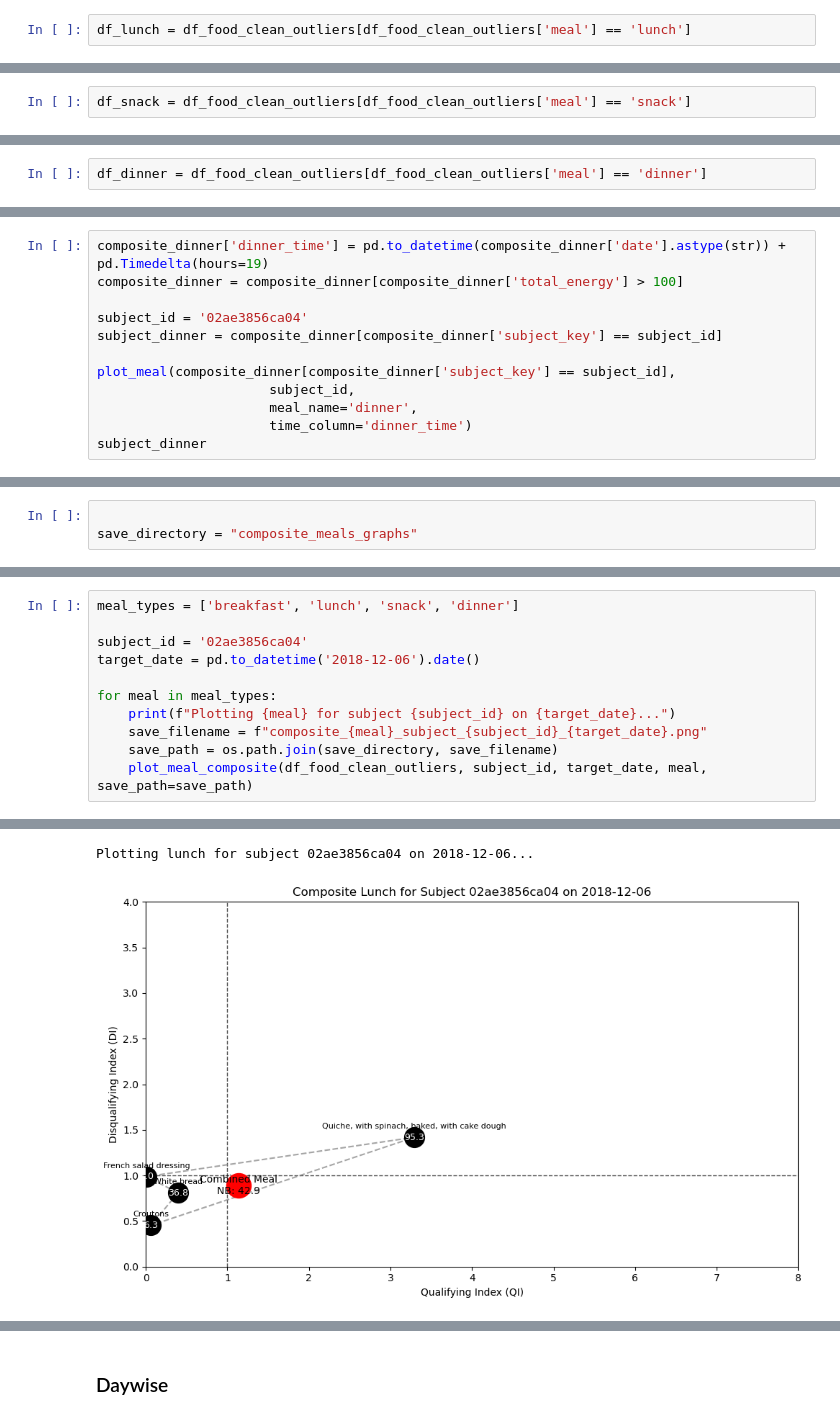
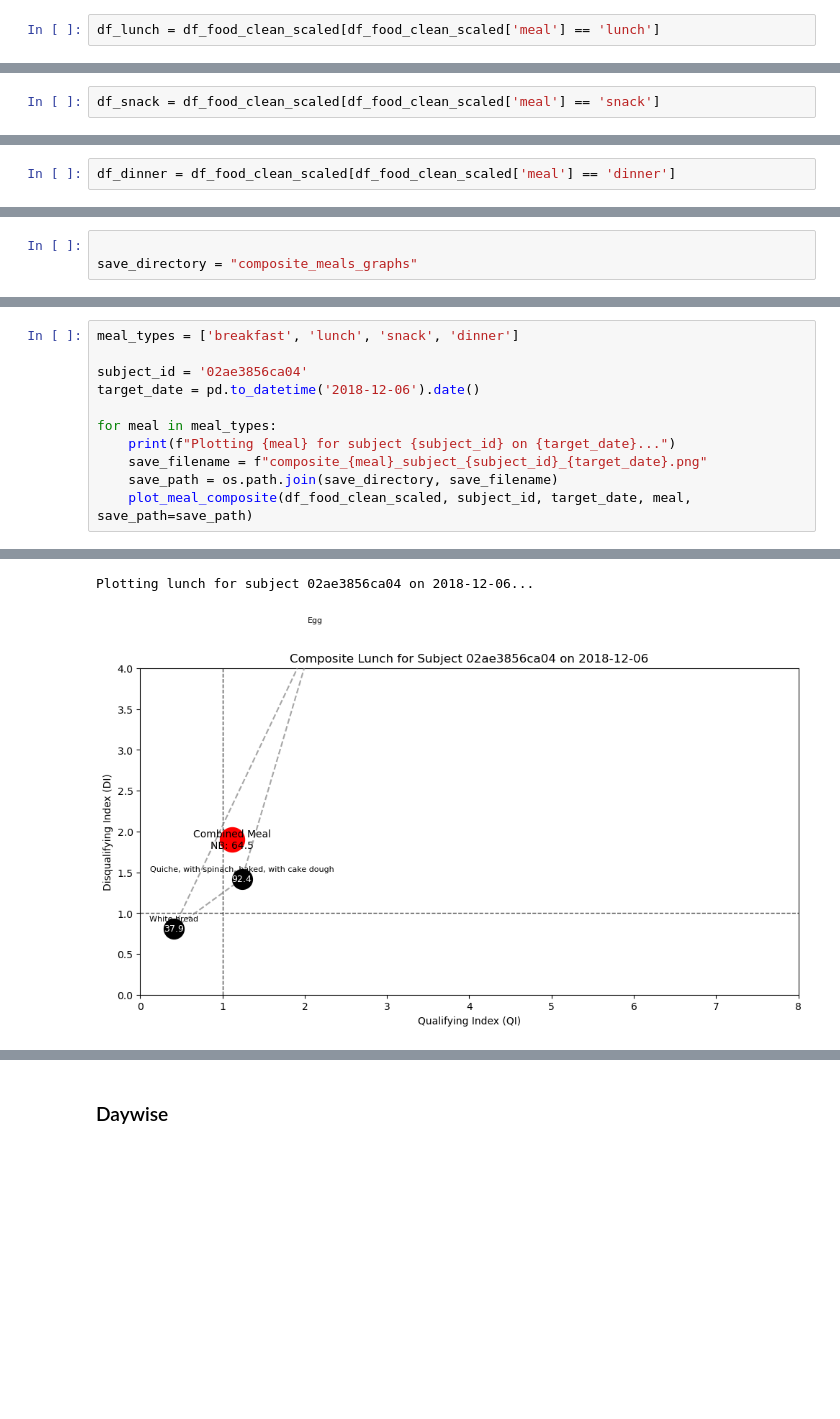
Before and after one commit to sskyxx/Bachelor-Project, a Jupyter notebook: analysis/composite_meals.ipynb, the cells around one changed output, grey strips where cells are left out. Saved outputs shown, nothing was run; the diff lists cells and outputs as text; blank space fills up the shorter version.

```diff
--- a/analysis/composite_meals.ipynb
+++ b/analysis/composite_meals.ipynb
@@ -152,7 +121,7 @@ plot_meal_composite(df_food_clean_outliers, subject_id, target_date, meal_name)
 # %% [markdown]
 ## Lunch analysis
 # %%
-df_lunch = df_food_clean_outliers[df_food_clean_outliers['meal'] == 'lunch']
+df_lunch = df_food_clean_scaled[df_food_clean_scaled['meal'] == 'lunch']
 # %%
 composite_lunch = df_lunch.groupby(['subject_key', 'date']).apply(
     lambda g: pd.Series({
@@ -191,7 +137,7 @@ subject_lunch
 # %% [markdown]
 ## Snack analysis
 # %%
-df_snack = df_food_clean_outliers[df_food_clean_outliers['meal'] == 'snack']
+df_snack = df_food_clean_scaled[df_food_clean_scaled['meal'] == 'snack']
 # %%
 composite_snack = df_snack.groupby(['subject_key', 'date']).apply(
     lambda g: pd.Series({
@@ -225,7 +152,7 @@ subject_snack
 # %% [markdown]
 ## Dinner analysis
 # %%
-df_dinner = df_food_clean_outliers[df_food_clean_outliers['meal'] == 'dinner']
+df_dinner = df_food_clean_scaled[df_food_clean_scaled['meal'] == 'dinner']
 # %%
 composite_dinner = df_dinner.groupby(['subject_key', 'date']).apply(
     lambda g: pd.Series({
@@ -235,15 +162,3 @@ composite_dinner = df_dinner.groupby(['subject_key', 'date']).apply(
         'NB': weighted_mean(g['NB'], g['energy_kcal_eaten'])
     })
 ).reset_index()
-# %%
-composite_dinner['dinner_time'] = pd.to_datetime(composite_dinner['date'].astype(str)) + pd.Timedelta(hours=19)
-composite_dinner = composite_dinner[composite_dinner['total_energy'] > 100]
-
-subject_id = '02ae3856ca04'
-subject_dinner = composite_dinner[composite_dinner['subject_key'] == subject_id]
-
-plot_meal(composite_dinner[composite_dinner['subject_key'] == subject_id],
-                      subject_id,
-                      meal_name='dinner',
-                      time_column='dinner_time')
-subject_dinner
@@ -316,6 +214,6 @@ for meal in meal_types:
     print(f"Plotting {meal} for subject {subject_id} on {target_date}...")
     save_filename = f"composite_{meal}_subject_{subject_id}_{target_date}.png"
     save_path = os.path.join(save_directory, save_filename)
-    plot_meal_composite(df_food_clean_outliers, subject_id, target_date, meal, save_path=save_path)
+    plot_meal_composite(df_food_clean_scaled, subject_id, target_date, meal, save_path=save_path)
 # %% [output]
 Plotting breakfast for subject 02ae3856ca04 on 2018-12-06...
@@ -323,5 +221,5 @@ Plotting breakfast for subject 02ae3856ca04 on 2018-12-06...
 Plotting lunch for subject 02ae3856ca04 on 2018-12-06...
-[figure, old version]
+[figure, new version]
 Plotting snack for subject 02ae3856ca04 on 2018-12-06...
 No data for subject 02ae3856ca04 on 2018-12-06 for snack.
 Plotting dinner for subject 02ae3856ca04 on 2018-12-06...
```
Also changed, not shown: parts of 36 cells of this notebook, 22 other files.
